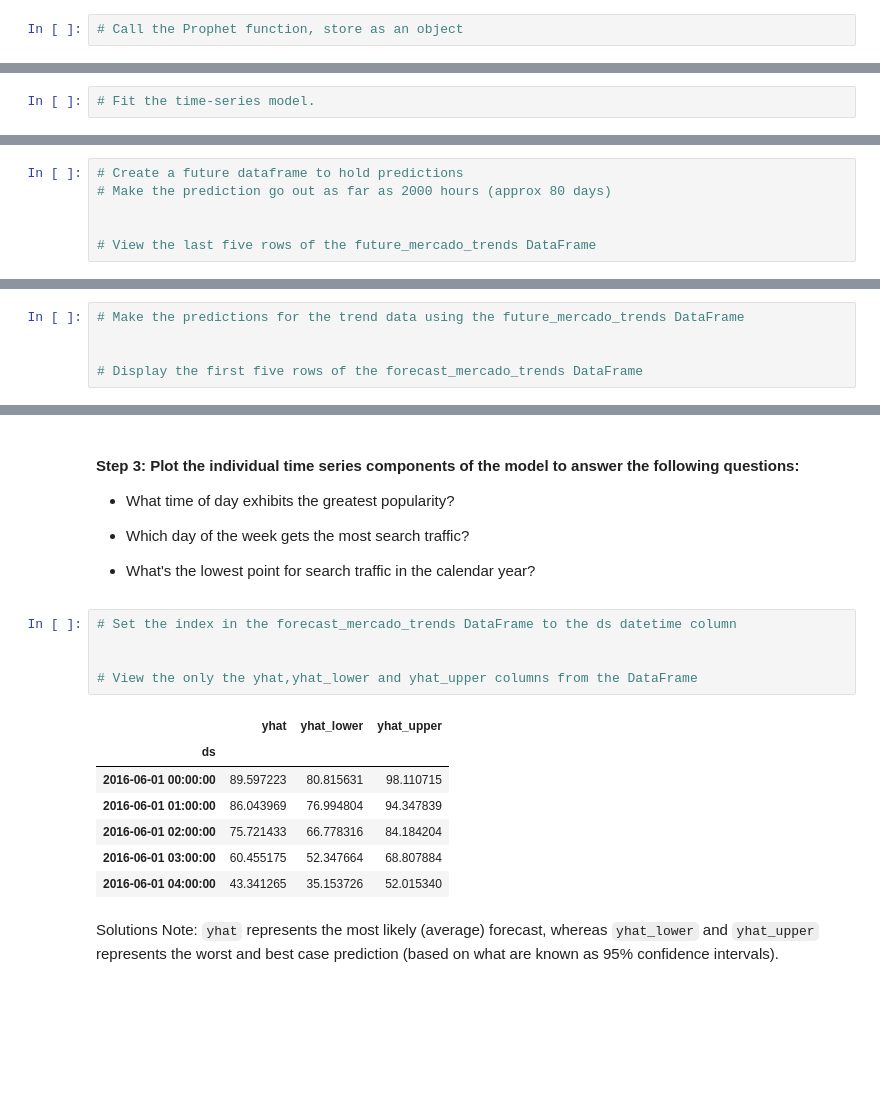
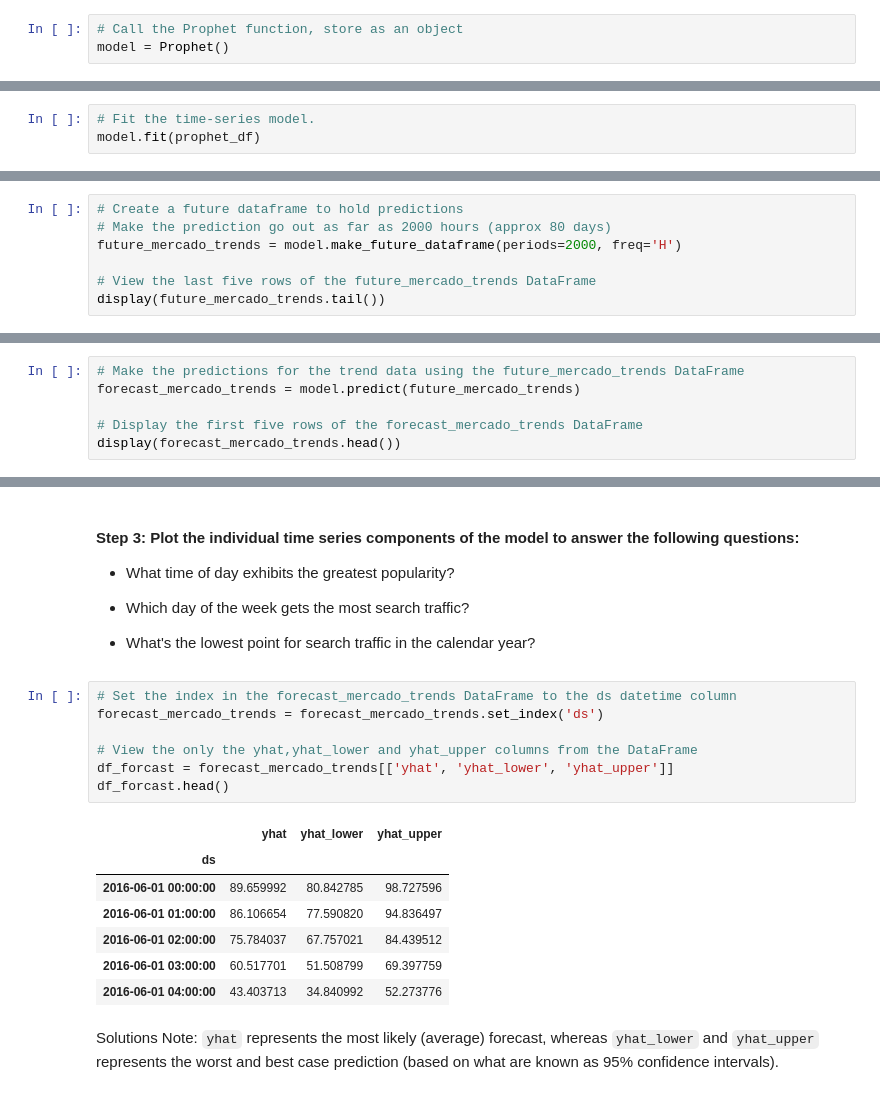
Before and after one commit to lordegraves/prophet-challenge, a Jupyter notebook: M8_Starter_Code/forecasting_net_prophet.ipynb, the cells around one changed output, grey strips where cells are left out. Cells and saved outputs as stored; diff of their text form; blank space fills up the shorter version.

```diff
--- a/M8_Starter_Code/forecasting_net_prophet.ipynb
+++ b/M8_Starter_Code/forecasting_net_prophet.ipynb
@@ -419,3 +419,4 @@ prophet_df
 37106 rows × 2 columns
 # %%
 # Call the Prophet function, store as an object
+model = Prophet()
@@ -424,3 +423,4 @@ prophet_df
 # %%
 # Fit the time-series model.
+model.fit(prophet_df)
 # %% [output]
@@ -430,9 +430,10 @@ prophet_df
 # %%
 # Create a future dataframe to hold predictions
 # Make the prediction go out as far as 2000 hours (approx 80 days)
-
+future_mercado_trends = model.make_future_dataframe(periods=2000, freq='H')
 
 # View the last five rows of the future_mercado_trends DataFrame
+display(future_mercado_trends.tail())
 # %% [output]
 |  | ds |
 | 39101 | 2020-11-30 04:00:00 |
@@ -442,8 +443,9 @@ prophet_df
 | 39105 | 2020-11-30 08:00:00 |
 # %%
 # Make the predictions for the trend data using the future_mercado_trends DataFrame
-
+forecast_mercado_trends = model.predict(future_mercado_trends)
 
 # Display the first five rows of the forecast_mercado_trends DataFrame
+display(forecast_mercado_trends.head())
 # %% [output]
 |  | ds | trend | yhat_lower | yhat_upper | trend_lower | trend_upper | additive_terms | ... |
@@ -476,17 +479,19 @@ prophet_df
 * What's the lowest point for search traffic in the calendar year?
 # %%
 # Set the index in the forecast_mercado_trends DataFrame to the ds datetime column
-
+forecast_mercado_trends = forecast_mercado_trends.set_index('ds')
 
 # View the only the yhat,yhat_lower and yhat_upper columns from the DataFrame
+df_forcast = forecast_mercado_trends[['yhat', 'yhat_lower', 'yhat_upper']]
+df_forcast.head()
 # %% [output]
 |  | yhat | yhat_lower | yhat_upper |
 | ds |  |  |  |
-| 2016-06-01 00:00:00 | 89.597223 | 80.815631 | 98.110715 |
-| 2016-06-01 01:00:00 | 86.043969 | 76.994804 | 94.347839 |
-| 2016-06-01 02:00:00 | 75.721433 | 66.778316 | 84.184204 |
-| 2016-06-01 03:00:00 | 60.455175 | 52.347664 | 68.807884 |
-| 2016-06-01 04:00:00 | 43.341265 | 35.153726 | 52.015340 |
+| 2016-06-01 00:00:00 | 89.659992 | 80.842785 | 98.727596 |
+| 2016-06-01 01:00:00 | 86.106654 | 77.590820 | 94.836497 |
+| 2016-06-01 02:00:00 | 75.784037 | 67.757021 | 84.439512 |
+| 2016-06-01 03:00:00 | 60.517701 | 51.508799 | 69.397759 |
+| 2016-06-01 04:00:00 | 43.403713 | 34.840992 | 52.273776 |
 # %% [markdown]
 Solutions Note: `yhat` represents the most likely (average) forecast, whereas `yhat_lower` and `yhat_upper` represents the worst and best case prediction (based on what are known as 95% confidence intervals).
 # %%
```
Also changed, not shown: parts of 10 cells of this notebook.
